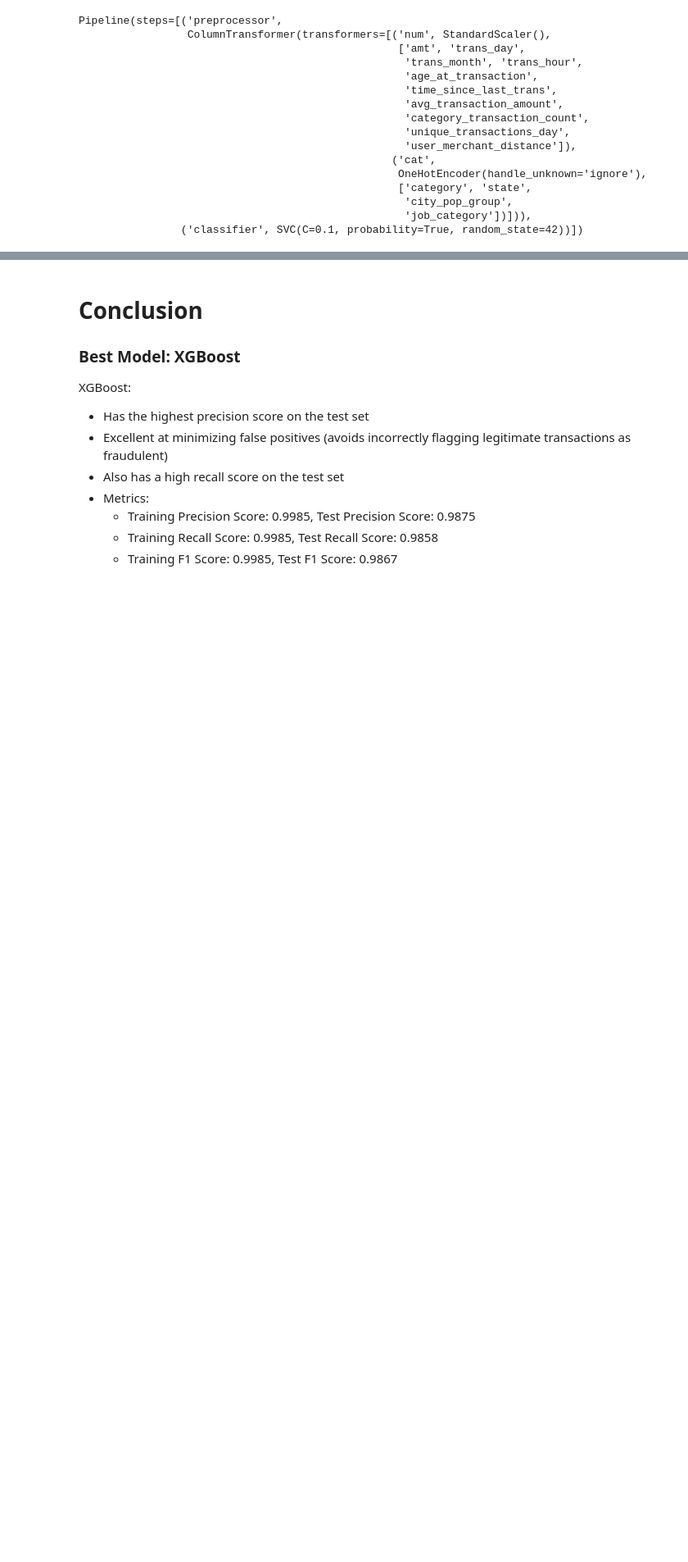
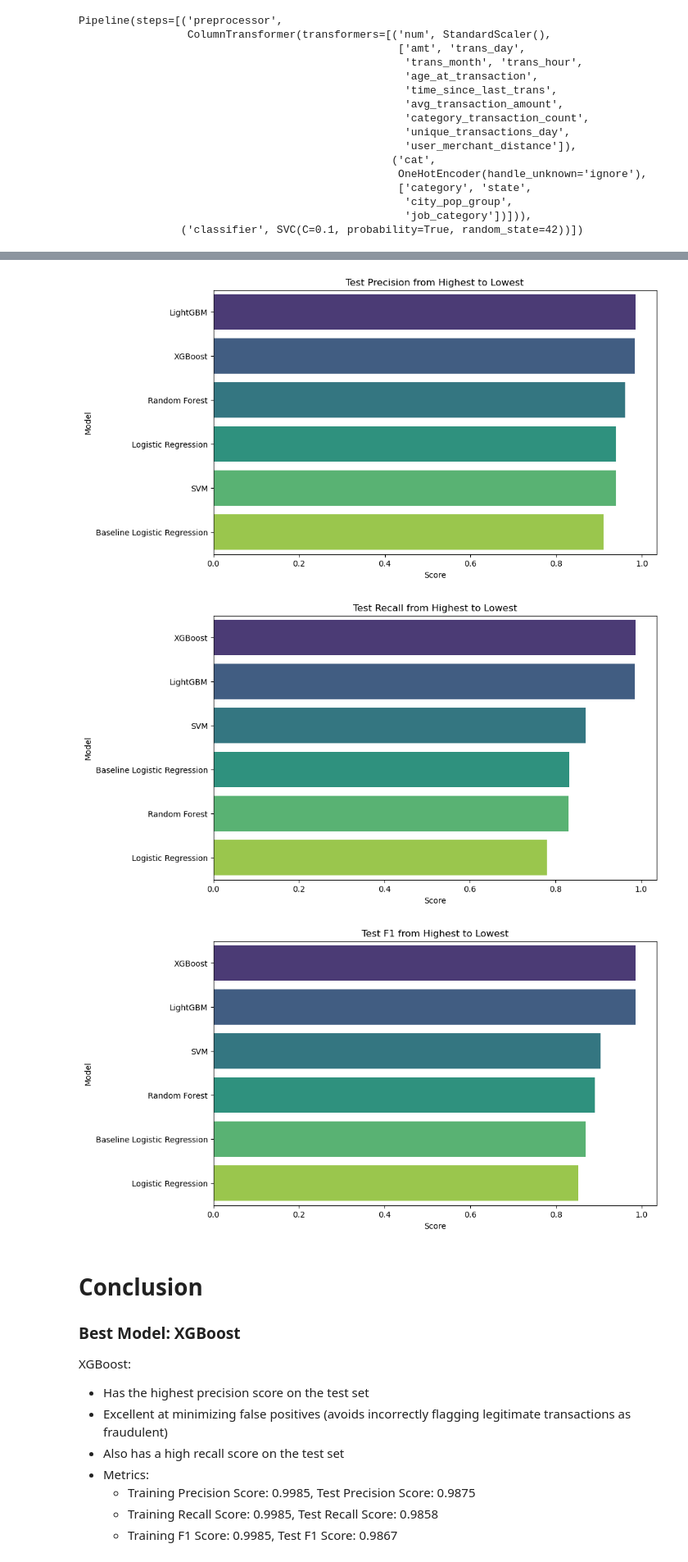
Before and after one commit to Haoweee/Credit-Card-Fraud-Detection, a Jupyter notebook: notebook/fraud_detection.ipynb, the cells around one changed output, grey strips where cells are left out. Shown at 82% size. Cells and saved outputs as stored; diff of their text form; code cells hidden in the pictures; blank space fills up the shorter version.

```diff
--- a/notebook/fraud_detection.ipynb
+++ b/notebook/fraud_detection.ipynb
@@ -759,7 +858,8 @@ lgbm_param_grid = {
     'classifier__subsample': [0.6, 0.8],
 }
 # %%
-lightgbm = run_grid_search(lgbm_pipeline, lgbm_param_grid, "LightGBM")
+lightgbm, lightgbm_metrics = run_grid_search(lgbm_pipeline, lgbm_param_grid, "LightGBM")
+metrics_list.append(lightgbm_metrics)
 lightgbm
 # %% [output]
 LightGBM - Best Parameters: {'classifier__learning_rate': 0.1, 'classifier__max_depth': 5, 'classifier__n_estimators': 150, 'classifier__subsample': 0.6}
@@ -811,7 +911,8 @@ rf_param_grid = {
     'classifier__min_samples_leaf': [3, 5, 8],
 }
 # %%
-random_forest = run_grid_search(rf_pipeline, rf_param_grid, "Random Forest")
+random_forest, random_forest_metrics = run_grid_search(rf_pipeline, rf_param_grid, "Random Forest")
+metrics_list.append(random_forest_metrics)
 random_forest
 # %% [output]
 Random Forest - Best Parameters: {'classifier__max_depth': 5, 'classifier__min_samples_leaf': 3, 'classifier__min_samples_split': 8, 'classifier__n_estimators': 50}
@@ -863,7 +964,8 @@ svm_param_grid = {
     'classifier__gamma': ['scale', 'auto'],
 }
 # %%
-svm = run_grid_search(svm_pipeline, svm_param_grid, "SVM")
+svm, svm_metrics = run_grid_search(svm_pipeline, svm_param_grid, "SVM")
+metrics_list.append(svm_metrics)
 svm
 # %% [output]
 SVM - Best Parameters: {'classifier__C': 0.1, 'classifier__gamma': 'scale', 'classifier__kernel': 'rbf'}
@@ -898,3 +1000,12 @@ Pipeline(steps=[('preprocessor',
                                                    'city_pop_group',
                                                    'job_category'])])),
                 ('classifier', SVC(C=0.1, probability=True, random_state=42))])
+# %%
+# Convert the list of dictionaries into a pandas DataFrame
+final_metrics = pd.DataFrame(metrics_list)
+
+# Sort the DataFrame by the test Precision in descending order
+final_metrics = final_metrics.sort_values(by='Test Precision', ascending=False)
+
+# Display the DataFrame
+final_metrics
@@ -901,3 +1020,23 @@ Pipeline(steps=[('preprocessor',
+# %%
+metrics = ["Test Precision", "Test Recall", "Test F1"]
+
+for metric in metrics:
+    df_sorted_metric = final_metrics.sort_values(by=metric, ascending=False)
+    plt.figure(figsize=(10, 6))
+    ax = sns.barplot(x=df_sorted_metric[metric], y=df_sorted_metric["Model"], palette="viridis")
+
+    # Make the figure and axes background transparent
+    plt.gcf().patch.set_alpha(0)  # Set figure background to transparent
+    ax.patch.set_alpha(0)         # Set axes background to transparent
+
+    plt.xlabel('Score')
+    plt.ylabel('Model')
+    plt.title(f'{metric} from Highest to Lowest')
+    plt.show()
+# %% [output]
+[figure, added]
+[figure, added]
+[figure, added]
 # %% [markdown]
 # Conclusion
 
```
Also changed, not shown: parts of 17 cells of this notebook.
